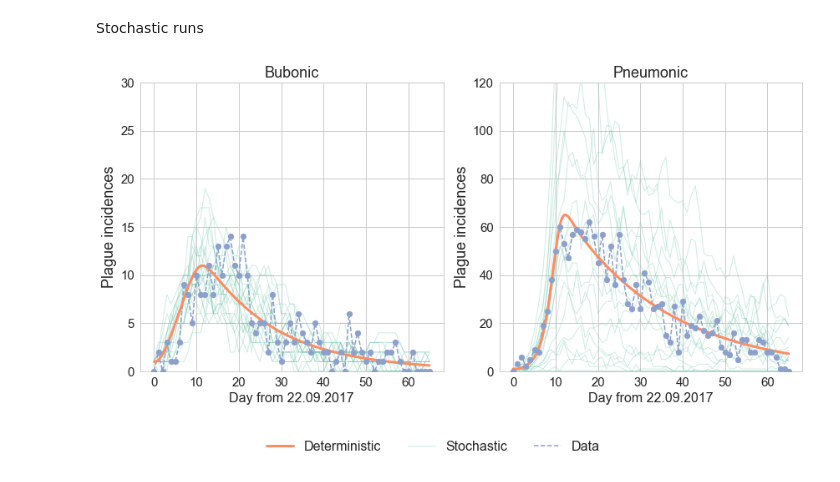
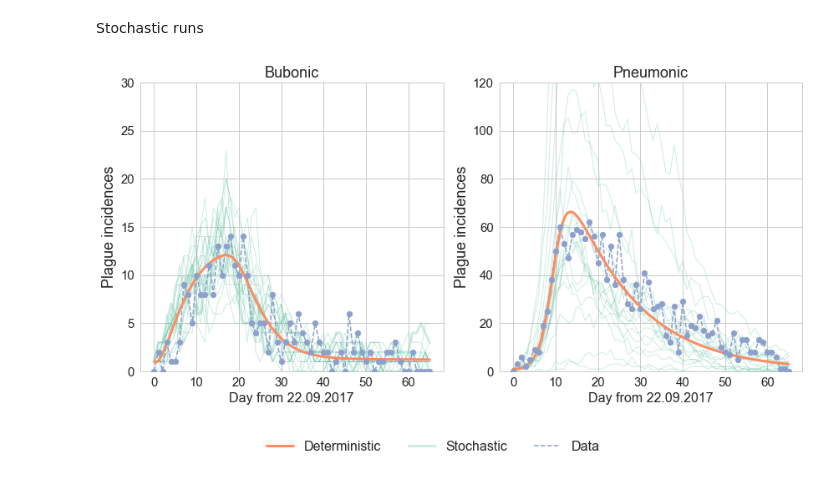
Before and after one commit to systemsmedicine/plague2017, a Jupyter notebook: plague.ipynb, the cells around one changed output. Drawn from its saved outputs; the diff is of its cells as text; code cells hidden in the pictures.

```diff
--- a/plague.ipynb
+++ b/plague.ipynb
@@ -68,16 +69,16 @@ v_itv = np.vectorize(intervention)
 # %% [markdown]
 Problem-dependent functions
 # %%
-def transition_rates(x, f_irf, f_itv):
+def transition_rates(x, f_irf, f_itv_p, f_itv_b):
     '''Transition rates for every possible reaction'''
-    return np.array([alpha*f_irf*f_itv*x[0],
-                     beta*f_itv*x[0]*x[5]/N,
-                     beta*f_itv*x[1]*x[5]/N,
+    return np.array([alpha*f_irf*f_itv_b*x[0],
+                     beta*f_itv_p*x[0]*x[5]/N,
+                     beta*f_itv_p*x[1]*x[5]/N,
                      gamma_b*x[2],
                      gamma_p*x[3],
-                     delta_b*x[4]/f_itv,
-                     delta_p*x[5]/f_itv,
-                     epsilon*x[4]*f_itv])
+                     delta_b*x[4],
+                     delta_p*x[5],
+                     epsilon*x[4]])
 # %% [markdown]
 Stoichiometric vectors
 # %%
@@ -118,11 +119,11 @@ def plague(x):
 # %% [markdown]
 Solution for time-dependent rates ($f_{irf}$ and $f_{itv}$ are arrays of the same length as _t_) --- Naive tau-leaping
 # %%
-def plague_tau(x, t, dt, f_irf, f_itv):
+def plague_tau(x, t, dt, f_irf, f_itv_p, f_itv_b):
     x_t = []
     for i in range(len(t)):
         x_t.append(x)
-        rates = transition_rates(x, f_irf[i], f_itv[i])
+        rates = transition_rates(x, f_irf[i], f_itv_p[i], f_itv_b[i])
         n = len(rates)
         firings = np.random.poisson(np.maximum(rates, np.zeros(n))*dt)
         change = np.sum([firings[i]*nu[i] for i in range(len(rates))], axis=0)
@@ -143,18 +144,20 @@ data_p = np.array(data_raw['pneumonic'])
 Deterministic solution
 # %%
 def det(x, t):
-    return [- alpha*flea(t)*intervention(t)*x[0] - beta*intervention(t)*x[0]*x[5]/N,
-            -beta*intervention(t)*x[1]*x[5]/N,
-            alpha*flea(t)*intervention(t)*x[0] - gamma_b*x[2],
-            beta*intervention(t)*(x[0]+x[1])*x[5]/N - gamma_p*x[3],
-            gamma_b*x[2] - epsilon*x[4]*intervention(t) - delta_b*x[4]/intervention(t),
-            gamma_p*x[3] + epsilon*x[4]*intervention(t) - delta_p*x[5]/intervention(t)]
-
+    return [- alpha*flea(t)*intervention_b(t)*x[0] - beta*intervention_p(t)*x[0]*x[5]/N,
+            -beta*intervention_p(t)*x[1]*x[5]/N,
+            alpha*flea(t)*intervention_b(t)*x[0] - gamma_b*x[2],
+            beta*intervention_p(t)*(x[0]+x[1])*x[5]/N - gamma_p*x[3],
+            gamma_b*x[2] - epsilon*x[4] - delta_b*x[4],
+            gamma_p*x[3] + epsilon*x[4] - delta_p*x[5]]
+# Note that starting with latent
 x_0 = [S_b_0, S_p_0, 0, 0, 1, 1]
 dt = 0.1
-t = np.arange(0., 65. + dt, dt)
+lentime = data_b.size - 1
+t = np.arange(0., lentime + dt, dt)
 f_irf = v_flea(t)
-f_itv = v_itv(t)
+f_itv_b = v_itv_b(t)
+f_itv_p = v_itv_p(t)
 
 z = odeint(det, x_0, t)
 # %% [markdown]
@@ -168,7 +171,7 @@ I_b = []
 I_p = []
 
 for realisation in range(runs):
-    y = plague_tau(x_0, t, dt, f_irf, f_itv)
+    y = plague_tau(x_0, t, dt, f_irf, f_itv_p, f_itv_b)
     I_b.append(y[:, 4][: : int(1./dt)])
     I_p.append(y[:, 5][: : int(1./dt)])
 # %%
@@ -180,33 +183,33 @@ axes[1].scatter(t[: : int(1./dt)], data_p, color=colours[2], zorder=10001)
 axes[0].plot(t, z[:,4], color=colours[1], linestyle='-', linewidth=3., zorder=10000, label='Deterministic')
 axes[1].plot(t, z[:,5], color=colours[1], linestyle='-', linewidth=3., zorder=10000)
 
-axes[0].plot(t[: : int(1./dt)], I_b[0], linewidth=1., color=colours[0], alpha=0.3, label='Stochastic')
+axes[0].plot(t[: : int(1./dt)], I_b[0], linewidth=3., color=colours[0], alpha=0.3, label='Stochastic')
 axes[1].plot(t[: : int(1./dt)], I_p[0], linewidth=1., color=colours[0], alpha=0.3)
 
 for i in range(1,runs):
     axes[0].plot(t[: : int(1./dt)], I_b[i], linewidth=1., color=colours[0], alpha=0.3)
     axes[1].plot(t[: : int(1./dt)], I_p[i], linewidth=1., color=colours[0], alpha=0.3)
 
 axes[0].set_ylim(0,30)
 axes[1].set_ylim(0,120)
 
 axes[0].plot(t[: : int(1./dt)], data_b, color=colours[2], linestyle='--', linewidth=1.5, label='Data')
 axes[1].plot(t[: : int(1./dt)], data_p, color=colours[2], linestyle='--', linewidth=1.5)
 
 axes[0].tick_params(labelsize=15)
 axes[1].tick_params(labelsize=15)
 
 axes[0].set_ylabel('Plague incidences', fontsize=18)
 axes[1].set_ylabel('Plague incidences', fontsize=18)
 axes[1].set_xlabel('Day from 22.09.2017', fontsize=16)
 axes[0].set_xlabel('Day from 22.09.2017', fontsize=16)
 
 axes[0].set_title('Bubonic', fontsize=18)
 axes[1].set_title('Pneumonic', fontsize=18)
 
 axes[0].legend(loc=(0.4,-0.3), ncol=3, fontsize=16)
 
 plt.tight_layout()
 plt.savefig('/Users/macbookair/Dropbox/incidences.pdf', dpi=300, bbox_inches='tight')
 # %% [output]
-[figure, old version]
+[figure, new version]
```
Also changed, not shown: parts of 4 cells of this notebook.
